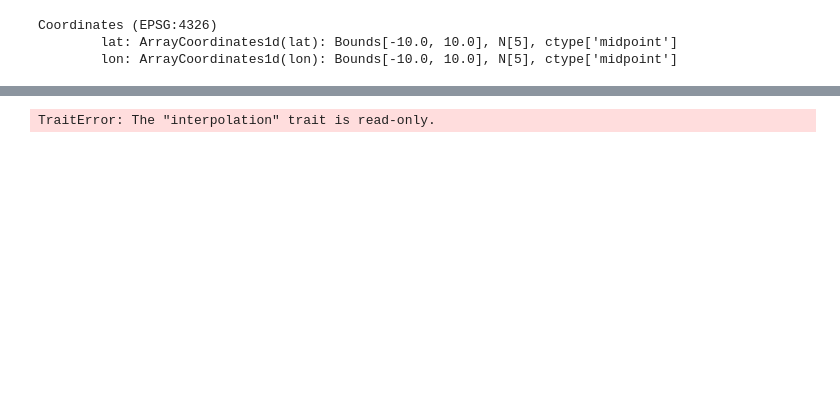
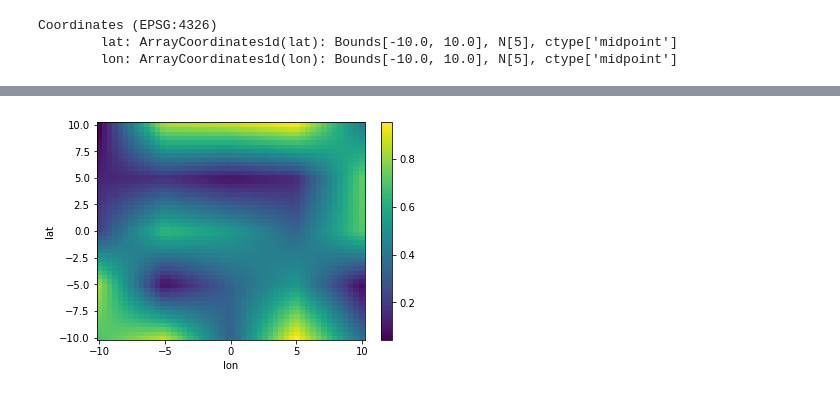
Before and after one commit to creare-com/podpac-examples, a Jupyter notebook: notebooks/1-reading-data/array-data.ipynb, the cells around one changed output, grey strips where cells are left out. Drawn from its saved outputs; the diff is of its cells as text; code cells hidden in the pictures; blank space fills up the shorter version.

```diff
--- a/notebooks/1-reading-data/array-data.ipynb
+++ b/notebooks/1-reading-data/array-data.ipynb
@@ -76,8 +95,6 @@ pass
 # %%
-# scale down (higher resolution) and use bilinear interpolation
-node.interpolation = 'bilinear'
 output = node.eval(coords)
 output.plot()
 pass
 # %% [output]
-TraitError: The "interpolation" trait is read-only.
+[figure, added]
```
Also changed, not shown: parts of 15 cells of this notebook, 5 other files.
